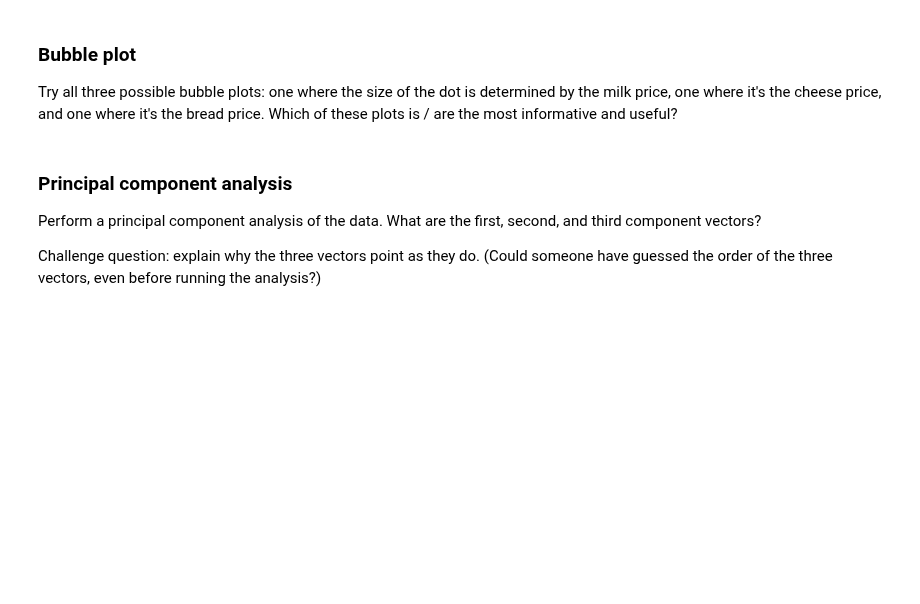
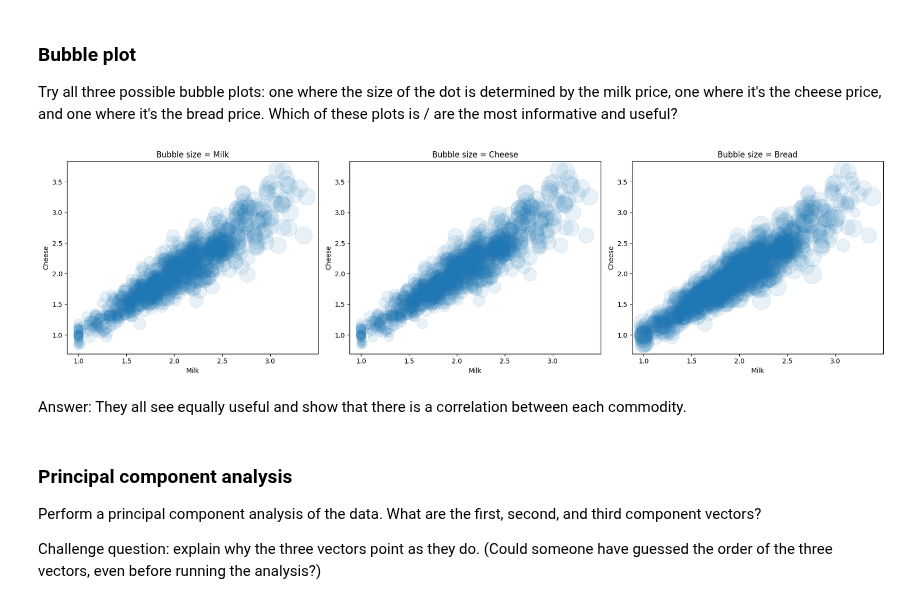
Before and after one commit to andre-bu-gitdev/O2_AI_for_Leaders_dx699, a Jupyter notebook: Week8.ipynb, the cells around one changed output. Drawn from its saved outputs; the diff is of its cells as text; code cells hidden in the pictures; blank space fills up the shorter version.

```diff
--- a/Week8.ipynb
+++ b/Week8.ipynb
@@ -230,6 +249,41 @@ Try Googling "how do I change numerical to categorical data" to get advice on th
 ### Bubble plot
 
 Try all three possible bubble plots: one where the size of the dot is determined by the milk price, one where it's the cheese price, and one where it's the bread price.  Which of these plots is / are the most informative and useful?
+# %%
+size_scale = 200
+
+plt.figure(figsize=(18,5))
+
+# milk
+plt.subplot(1,3,1)
+plt.scatter(df3['milk'], df3['cheese'],
+            s=df3['milk'] * size_scale, alpha=0.1)
+plt.xlabel('Milk')
+plt.ylabel('Cheese')
+plt.title('Bubble size = Milk')
+
+# cheese
+plt.subplot(1,3,2)
+plt.scatter(df3['milk'], df3['cheese'],
+            s=df3['cheese'] * size_scale, alpha=0.1)
+plt.xlabel('Milk')
+plt.ylabel('Cheese')
+plt.title('Bubble size = Cheese')
+
+# bread
+plt.subplot(1,3,3)
+plt.scatter(df3['milk'], df3['cheese'],
+            s=df3['bread'] * size_scale, alpha=0.1)
+plt.xlabel('Milk')
+plt.ylabel('Cheese')
+plt.title('Bubble size = Bread')
+
+plt.tight_layout()
+plt.show()
+# %% [output]
+[figure, added]
+# %% [markdown]
+Answer: They all see equally useful and show that there is a correlation between each commodity.
 # %% [markdown]
 ### Principal component analysis
 
```
Also changed, not shown: parts of 12 cells of this notebook.
